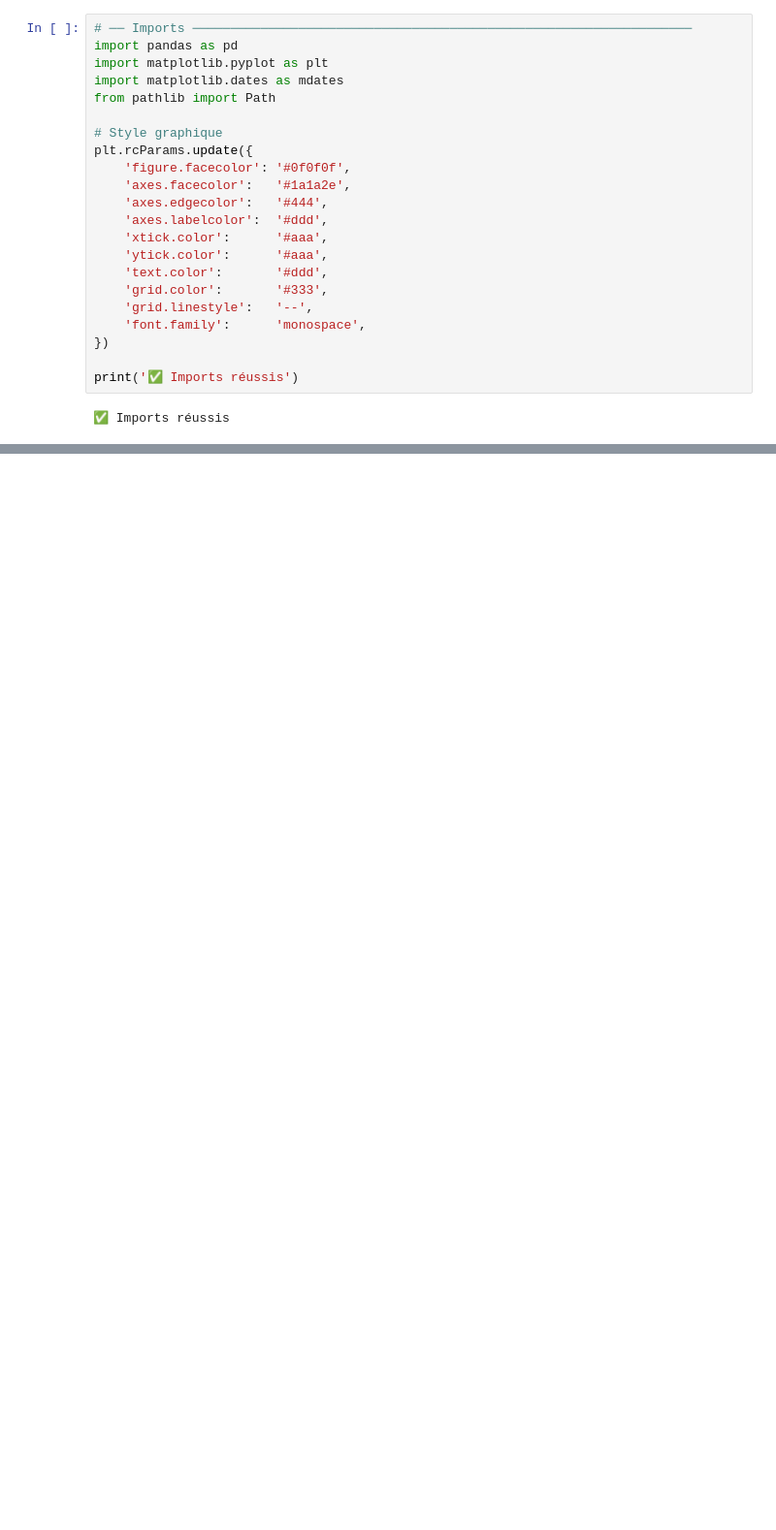
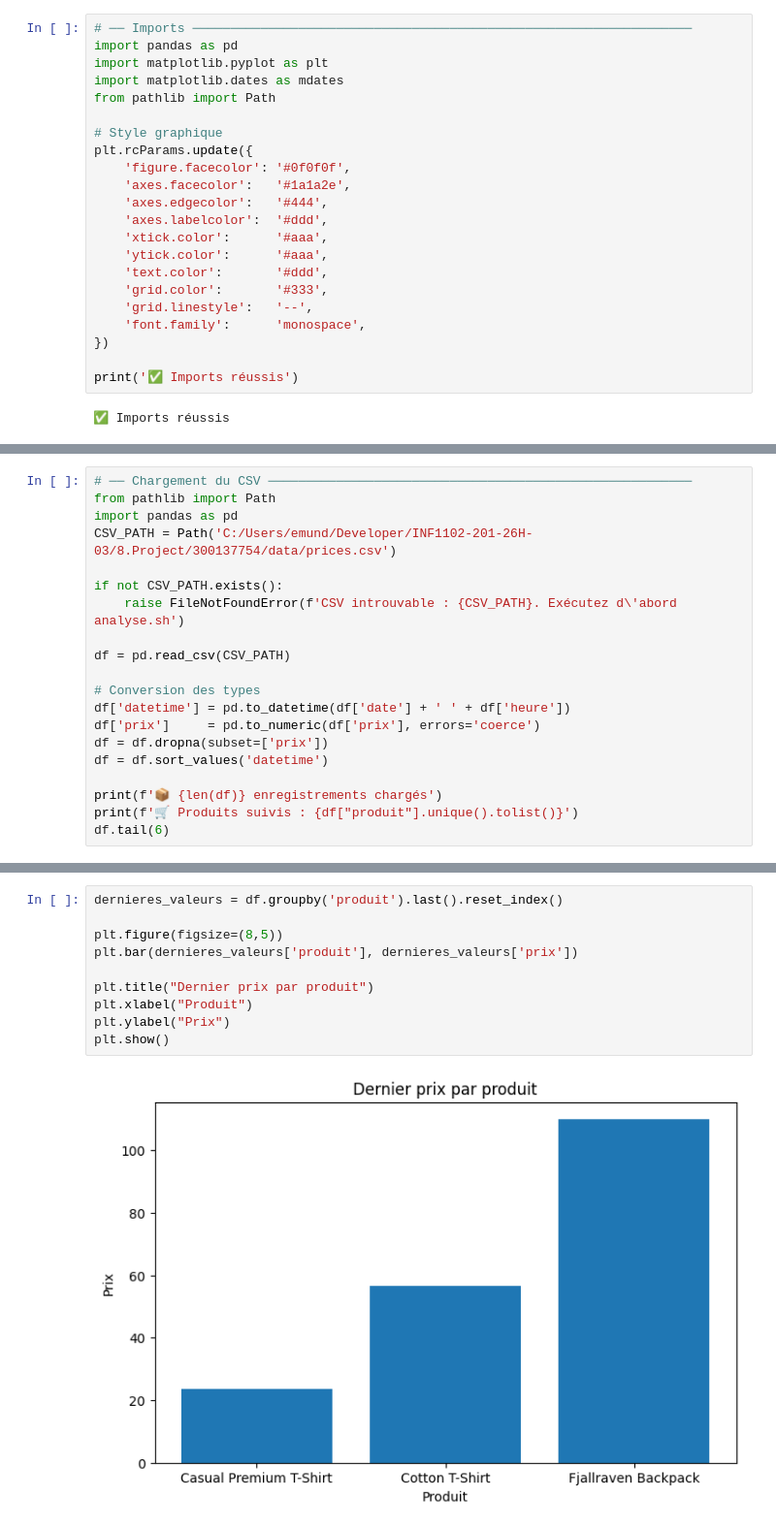
Before and after one commit to CollegeBoreal/INF1102-201-26H-03, a Jupyter notebook: 8.Project/300137754/RAPPORT.ipynb, the cells around one changed output, grey strips where cells are left out. Shown at 97% size. Cells and saved outputs as stored; diff of their text form; blank space fills up the shorter version.

```diff
--- a/8.Project/300137754/RAPPORT.ipynb
+++ b/8.Project/300137754/RAPPORT.ipynb
@@ -79,0 +49,20 @@ Produits suivis : ['Fjallraven Backpack', 'Casual Premium T-Shirt', 'Cotton T-Sh
+# %%
+# ── Chargement du CSV ────────────────────────────────────────────────────────
+from pathlib import Path
+import pandas as pd
+CSV_PATH = Path('C:/Users/emund/Developer/INF1102-201-26H-03/8.Project/300137754/data/prices.csv')
+
+if not CSV_PATH.exists():
+    raise FileNotFoundError(f'CSV introuvable : {CSV_PATH}. Exécutez d\'abord analyse.sh')
+
+df = pd.read_csv(CSV_PATH)
+
+# Conversion des types
+df['datetime'] = pd.to_datetime(df['date'] + ' ' + df['heure'])
+df['prix']     = pd.to_numeric(df['prix'], errors='coerce')
+df = df.dropna(subset=['prix'])
+df = df.sort_values('datetime')
+
+print(f'📦 {len(df)} enregistrements chargés')
+print(f'🛒 Produits suivis : {df["produit"].unique().tolist()}')
+df.tail(6)
@@ -79,0 +110,12 @@ Produits suivis : ['Fjallraven Backpack', 'Casual Premium T-Shirt', 'Cotton T-Sh
+# %%
+dernieres_valeurs = df.groupby('produit').last().reset_index()
+
+plt.figure(figsize=(8,5))
+plt.bar(dernieres_valeurs['produit'], dernieres_valeurs['prix'])
+
+plt.title("Dernier prix par produit")
+plt.xlabel("Produit")
+plt.ylabel("Prix")
+plt.show()
+# %% [output]
+[figure, added]
```
Also changed, not shown: parts of 8 cells of this notebook.
